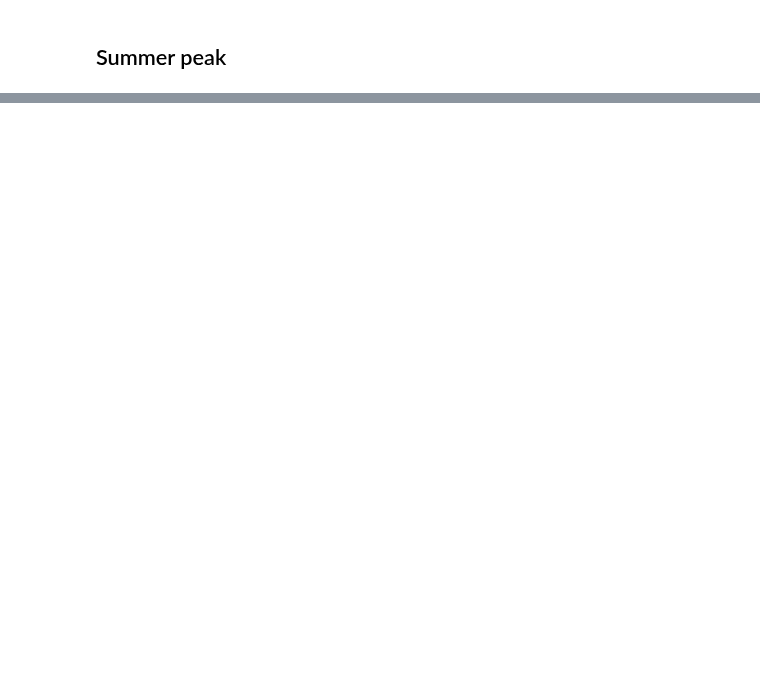
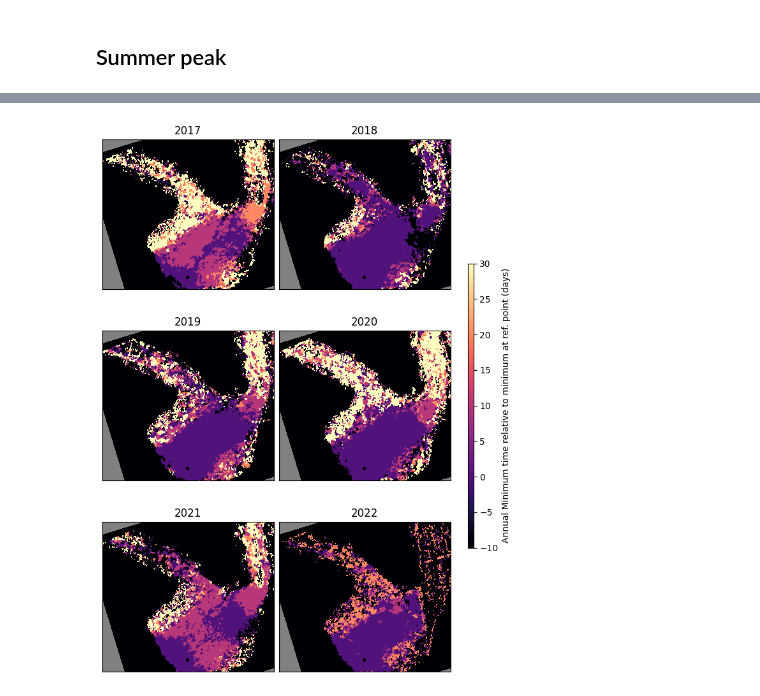
Before and after one commit to pohlan/Hubbard2024, a Jupyter notebook: make_paper_figures/peak_timing.ipynb, the cells around one changed output, grey strips where cells are left out. Saved outputs shown, nothing was run; the diff lists cells and outputs as text; code cells hidden in the pictures; blank space fills up the shorter version.

```diff
--- a/make_paper_figures/peak_timing.ipynb
+++ b/make_paper_figures/peak_timing.ipynb
@@ -143,0 +146,19 @@ plt.plot(ds.time[mask], ds.v[:,y,x][mask], '.')
+# %%
+
+#x, y = (30, 120)
+x, y = (120, 30)
+
+plt.imshow(np.mean(ds.v, axis=0))
+plt.plot([x], [y], "ro")
+
+plt.figure()
+plt.plot(ds.time, ds.v[:,y,x], 'r-')
+#mask = np.logical_or(
+#    ds.month >= 11,
+#    ds.month <= 2,
+#)
+mask = np.logical_and(
+    ds.month >= 7 ,
+    ds.month <= 12,
+)
+plt.plot(ds.time[mask], ds.v[:,y,x][mask], '.')
@@ -143,0 +169,38 @@ plt.plot(ds.time[mask], ds.v[:,y,x][mask], '.')
+# %%
+fig, axs = plt.subplots(3, 2, figsize=(6.5, 9), layout="constrained")
+axs = axs.flatten()
+xform = pyproj.Transformer.from_crs(3413, 3338)
+xx, yy = np.meshgrid(ds.x, ds.y)
+px, py = xform.transform(xx, yy)
+
+for i, year in enumerate([2017, 2018, 2019, 2020, 2021, 2022]):
+    mask = np.logical_and(
+        np.logical_and(ds.month >= 7, ds.month <= 11),
+        ds.year == year,
+    )
+    peakdoy = ds.doy[mask][ds.v[mask, :, :].argmin(dim="time", skipna=True)].to_numpy().astype(np.float32)
+
+    # If max value is at first day then no peak
+    peakdoy[peakdoy == 60] = np.nan
+    peakdoy[peakdoy == 61] = np.nan
+
+    peakdoy[peakdoy > 180] = peakdoy[peakdoy > 180] - 365
+    x,y = (30, 120)
+    cdate = peakdoy[y, x]
+    peakdoy -= cdate
+    im = axs[i].pcolor(px, py, peakdoy, vmin=-10, vmax=30, cmap="magma")
+    axs[i].plot([px[y,x]], [py[y,x]], "k.")
+    axs[i].set_xticks([])
+    axs[i].set_yticks([])
+    axs[i].set_title(year)
+    axs[i].set_facecolor("grey")
+    axs[i].set_xlim(np.min(px)+1.8e3, np.max(px)-5e3)
+    axs[i].set_ylim(np.min(py)+4e3, np.max(py)-4e3)
+    axs[i].set_aspect(1)
+
+
+fig.colorbar(im, ax=axs, aspect=50, shrink=.5, label="Annual Minimum time relative to minimum at ref. point (days)")
+
+fig.savefig("annual_minimum_time.png", bbox_inches="tight", dpi=300)
+# %% [output]
+[figure, added]
```
Also changed, not shown: parts of 7 cells of this notebook.
